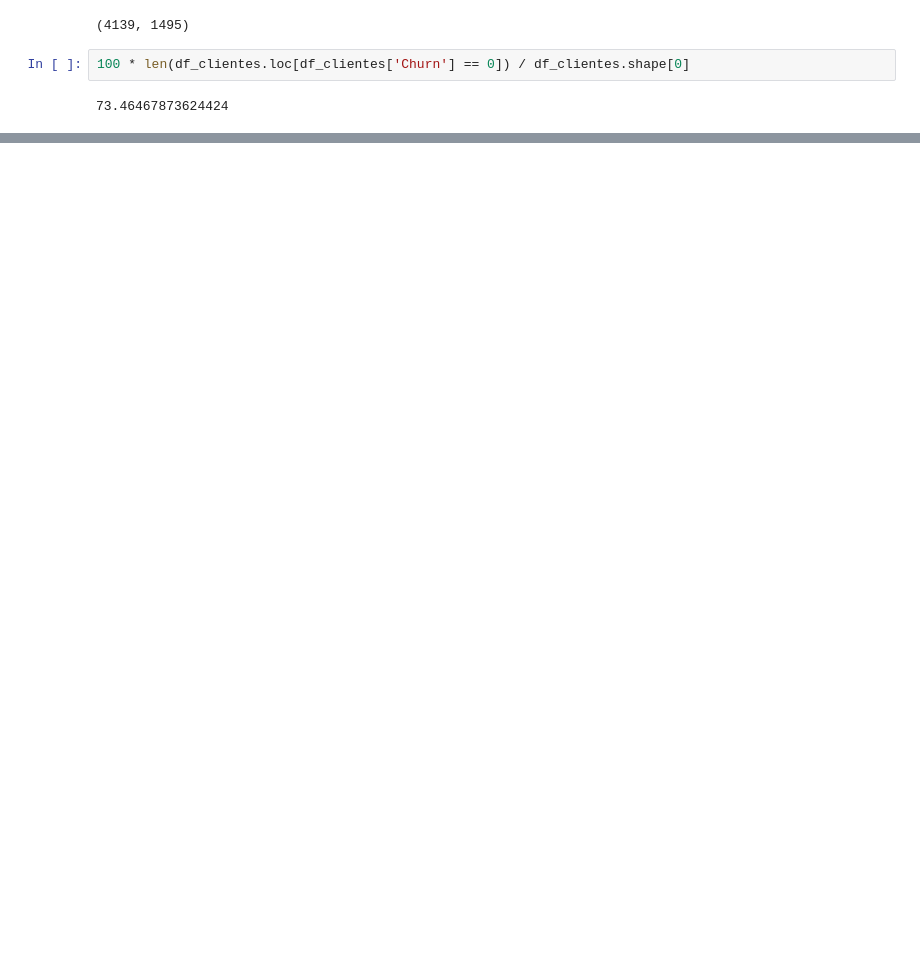
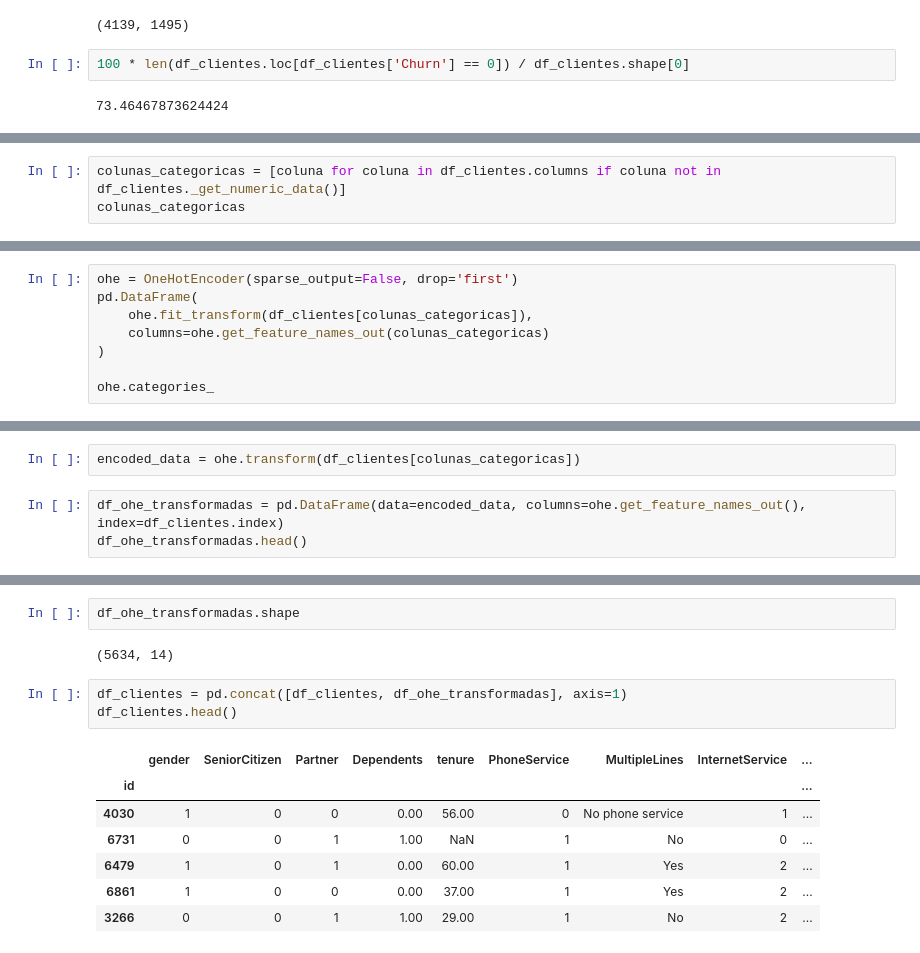
Before and after one commit to luismendoncafsilva/Supervised_Classification_Project, a Jupyter notebook: churn_analysis.ipynb, the cells around one changed output, grey strips where cells are left out. Cells and saved outputs as stored; diff of their text form; blank space fills up the shorter version.

Commit message:
Codifying categorical variables

```diff
--- a/churn_analysis.ipynb
+++ b/churn_analysis.ipynb
@@ -287,0 +427,3 @@ len(df_clientes.loc[df_clientes['Churn'] == 0]), len(df_clientes[df_clientes['Ch
+# %%
+colunas_categoricas = [coluna for coluna in df_clientes.columns if coluna not in df_clientes._get_numeric_data()]
+colunas_categoricas
@@ -287,0 +451,8 @@ len(df_clientes.loc[df_clientes['Churn'] == 0]), len(df_clientes[df_clientes['Ch
+# %%
+ohe = OneHotEncoder(sparse_output=False, drop='first')
+pd.DataFrame(
+    ohe.fit_transform(df_clientes[colunas_categoricas]),
+    columns=ohe.get_feature_names_out(colunas_categoricas)
+)
+
+ohe.categories_
@@ -287,0 +478,5 @@ len(df_clientes.loc[df_clientes['Churn'] == 0]), len(df_clientes[df_clientes['Ch
+# %%
+encoded_data = ohe.transform(df_clientes[colunas_categoricas])
+# %%
+df_ohe_transformadas = pd.DataFrame(data=encoded_data, columns=ohe.get_feature_names_out(), index=df_clientes.index)
+df_ohe_transformadas.head()
@@ -287,0 +491,15 @@ len(df_clientes.loc[df_clientes['Churn'] == 0]), len(df_clientes[df_clientes['Ch
+# %%
+df_ohe_transformadas.shape
+# %% [output]
+(5634, 14)
+# %%
+df_clientes = pd.concat([df_clientes, df_ohe_transformadas], axis=1)
+df_clientes.head()
+# %% [output]
+|  | gender | SeniorCitizen | Partner | Dependents | tenure | PhoneService | MultipleLines | InternetService | ... |
+| id |  |  |  |  |  |  |  |  | ... |
+| 4030 | 1 | 0 | 0 | 0.00 | 56.00 | 0 | No phone service | 1 | ... |
+| 6731 | 0 | 0 | 1 | 1.00 | NaN | 1 | No | 0 | ... |
+| 6479 | 1 | 0 | 1 | 0.00 | 60.00 | 1 | Yes | 2 | ... |
+| 6861 | 1 | 0 | 0 | 0.00 | 37.00 | 1 | Yes | 2 | ... |
+| 3266 | 0 | 0 | 1 | 1.00 | 29.00 | 1 | No | 2 | ... |
```
Also changed, not shown: parts of 17 cells of this notebook.
